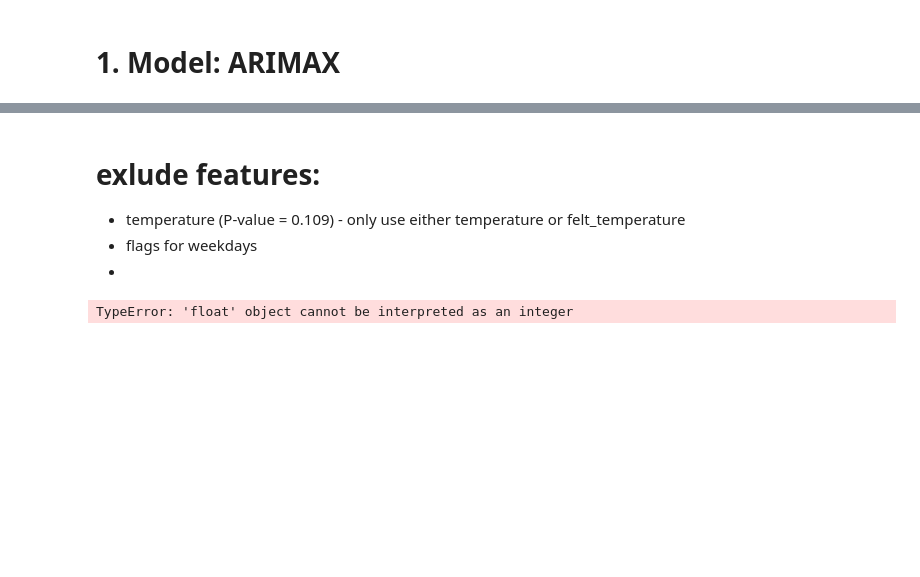
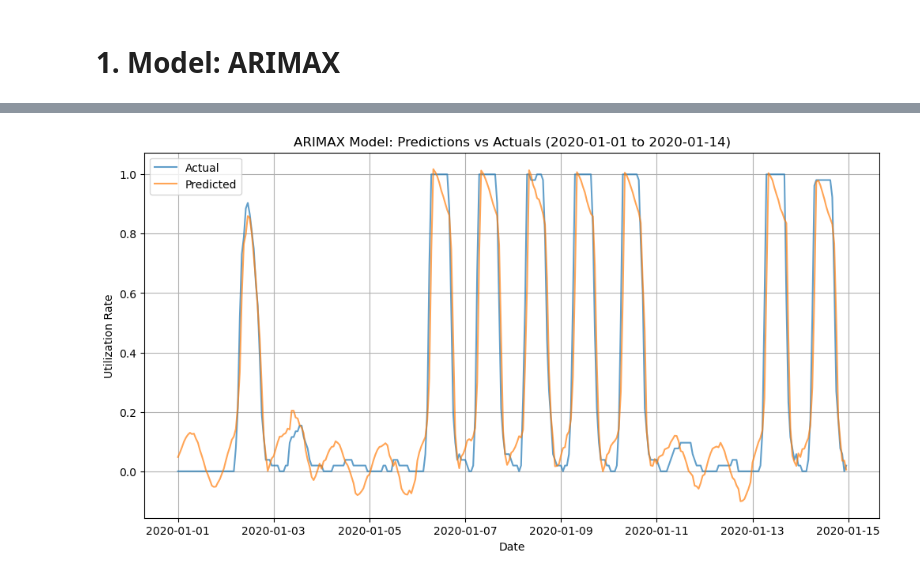
Before and after one commit to JanRkck/AA24, a Jupyter notebook: Utilization_Rate.ipynb, the cells around one changed output, grey strips where cells are left out. Saved outputs shown, nothing was run; the diff lists cells and outputs as text; code cells hidden in the pictures; blank space fills up the shorter version.

```diff
--- a/Utilization_Rate.ipynb
+++ b/Utilization_Rate.ipynb
@@ -623,9 +844,8 @@ Warnings:
-# %% [markdown]
-# exlude features:
-- temperature (P-value = 0.109) - only use either temperature or felt_temperature
-- flags for weekdays
--
-# %%
-model_fit_2, actuals_2, predictions_2 = train_arimax(utilization_1_df)
-# %% [output]
-TypeError: 'float' object cannot be interpreted as an integer
+# %%
+# Define the date range
+start_date = "2020-01-01"
+end_date = "2020-01-14"
+
+plot_week_predictions(utilization_1_df, holdout_predictions_arimax_site_1, start_date, end_date)
+# %% [output]
+[figure, added]
```
Also changed, not shown: parts of 52 cells of this notebook.
